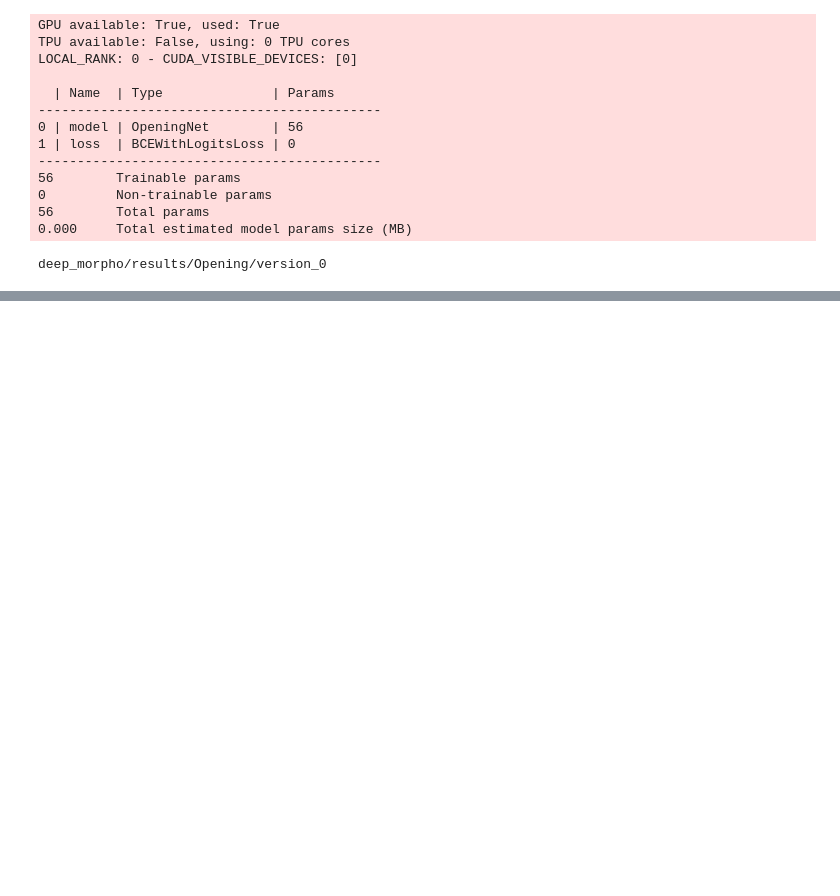
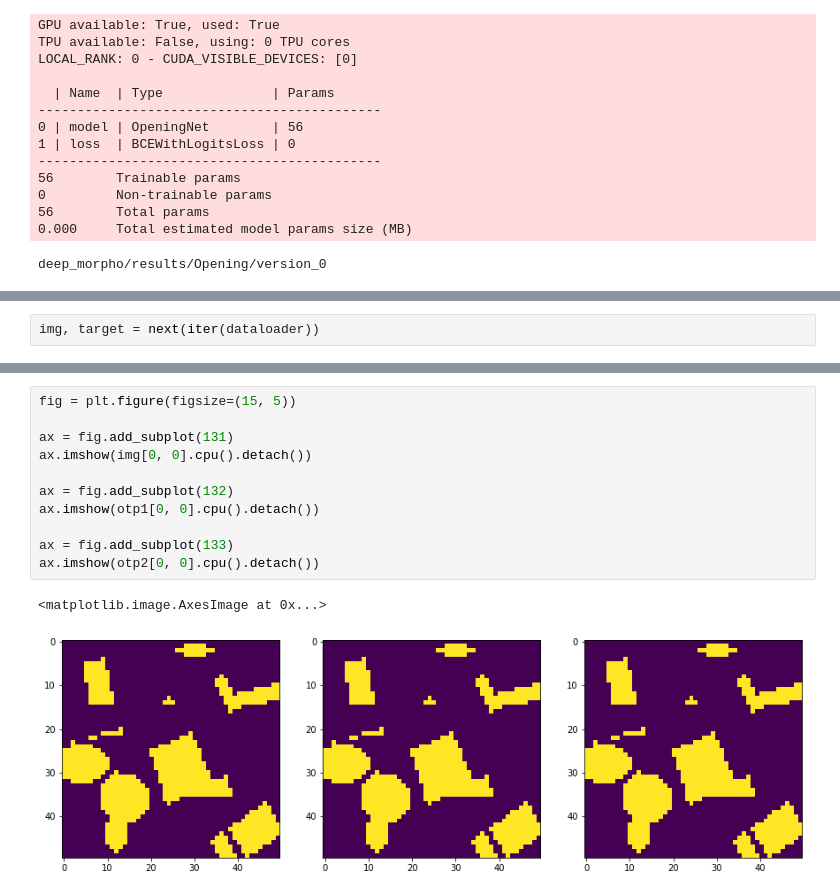
Before and after one commit to TheodoreAouad/3d_segm, a Jupyter notebook: Notebooks/DeepMorpho.ipynb, the cells around one changed output, grey strips where cells are left out. Cells and saved outputs as stored; diff of their text form; blank space fills up the shorter version.

```diff
--- a/Notebooks/DeepMorpho.ipynb
+++ b/Notebooks/DeepMorpho.ipynb
@@ -592,0 +631,2 @@ deep_morpho/results/Opening/version_0
+# %%
+img, target = next(iter(dataloader))
@@ -592,0 +662,14 @@ deep_morpho/results/Opening/version_0
+# %%
+fig = plt.figure(figsize=(15, 5))
+
+ax = fig.add_subplot(131)
+ax.imshow(img[0, 0].cpu().detach())
+
+ax = fig.add_subplot(132)
+ax.imshow(otp1[0, 0].cpu().detach())
+
+ax = fig.add_subplot(133)
+ax.imshow(otp2[0, 0].cpu().detach())
+# %% [output]
+<matplotlib.image.AxesImage at 0x...>
+[figure, added]
```
Also changed, not shown: parts of 9 cells of this notebook, 14 other files.
